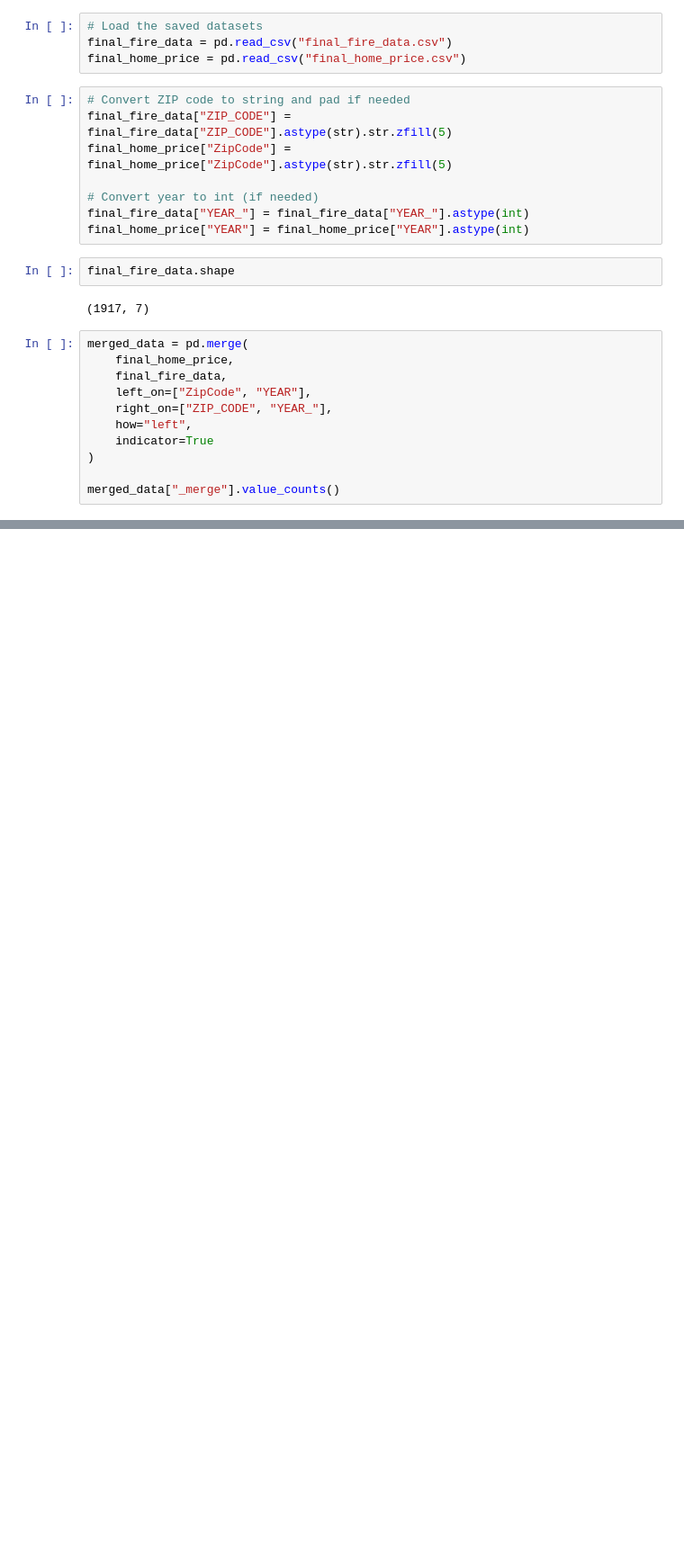
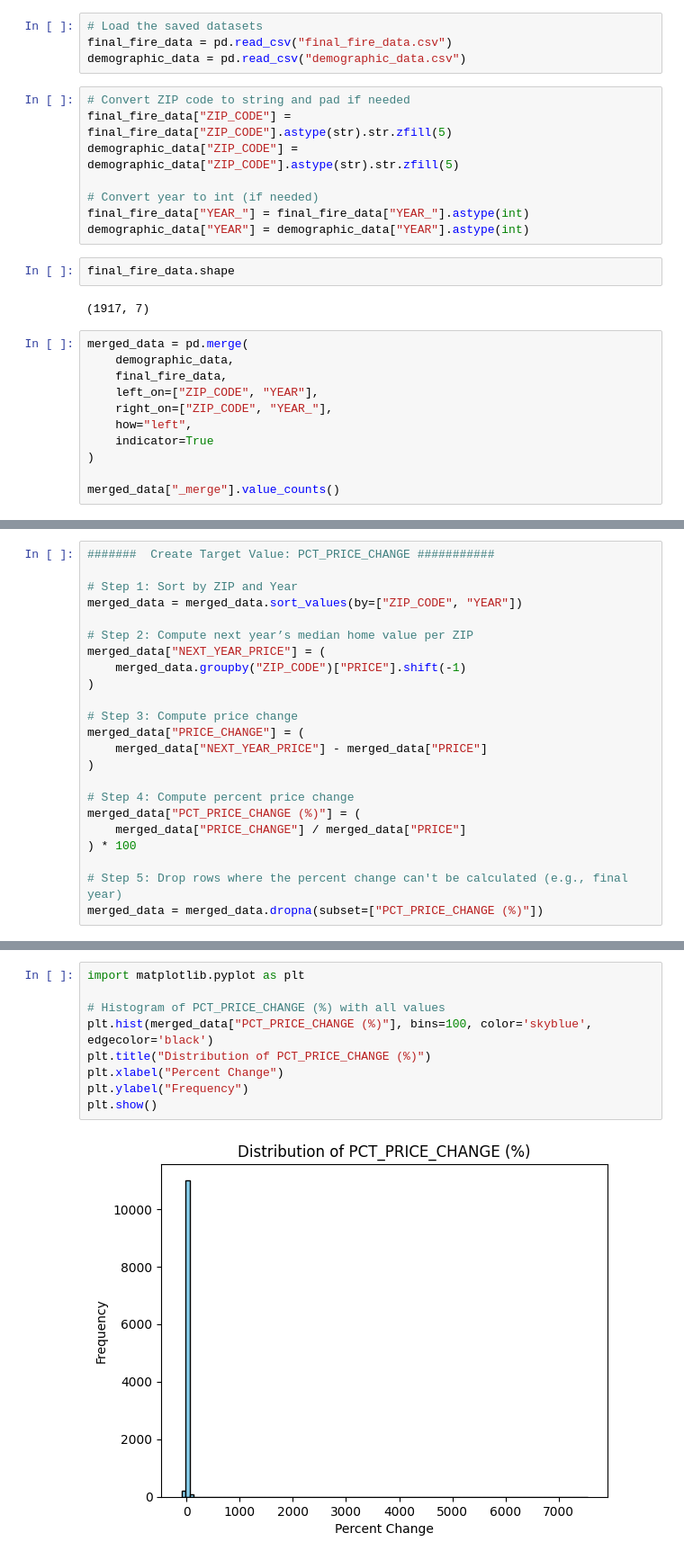
Before and after one commit to CynthiaShiyue/IDS705_MachineLearning_Project, a Jupyter notebook: 10_Data_Clean/30_final_xgboost_data.ipynb, the cells around one changed output, grey strips where cells are left out. Shown at 90% size. Cells and saved outputs as stored; diff of their text form; blank space fills up the shorter version.

```diff
--- a/10_Data_Clean/30_final_xgboost_data.ipynb
+++ b/10_Data_Clean/30_final_xgboost_data.ipynb
@@ -3,24 +3,24 @@ import pandas as pd
 # %%
 # Load the saved datasets
 final_fire_data = pd.read_csv("final_fire_data.csv")
-final_home_price = pd.read_csv("final_home_price.csv")
+demographic_data = pd.read_csv("demographic_data.csv")
 # %%
 # Convert ZIP code to string and pad if needed
 final_fire_data["ZIP_CODE"] = final_fire_data["ZIP_CODE"].astype(str).str.zfill(5)
-final_home_price["ZipCode"] = final_home_price["ZipCode"].astype(str).str.zfill(5)
+demographic_data["ZIP_CODE"] = demographic_data["ZIP_CODE"].astype(str).str.zfill(5)
 
 # Convert year to int (if needed)
 final_fire_data["YEAR_"] = final_fire_data["YEAR_"].astype(int)
-final_home_price["YEAR"] = final_home_price["YEAR"].astype(int)
+demographic_data["YEAR"] = demographic_data["YEAR"].astype(int)
 # %%
 final_fire_data.shape
 # %% [output]
 (1917, 7)
 # %%
 merged_data = pd.merge(
-    final_home_price,
+    demographic_data,
     final_fire_data,
-    left_on=["ZipCode", "YEAR"],
+    left_on=["ZIP_CODE", "YEAR"],
     right_on=["ZIP_CODE", "YEAR_"],
     how="left",
     indicator=True
@@ -79,0 +69,23 @@ merged_data.head()
+# %%
+#######  Create Target Value: PCT_PRICE_CHANGE ###########
+
+# Step 1: Sort by ZIP and Year
+merged_data = merged_data.sort_values(by=["ZIP_CODE", "YEAR"])
+
+# Step 2: Compute next year’s median home value per ZIP
+merged_data["NEXT_YEAR_PRICE"] = (
+    merged_data.groupby("ZIP_CODE")["PRICE"].shift(-1)
+)
+
+# Step 3: Compute price change
+merged_data["PRICE_CHANGE"] = (
+    merged_data["NEXT_YEAR_PRICE"] - merged_data["PRICE"]
+)
+
+# Step 4: Compute percent price change
+merged_data["PCT_PRICE_CHANGE (%)"] = (
+    merged_data["PRICE_CHANGE"] / merged_data["PRICE"]
+) * 100
+
+# Step 5: Drop rows where the percent change can't be calculated (e.g., final year)
+merged_data = merged_data.dropna(subset=["PCT_PRICE_CHANGE (%)"])
@@ -79,0 +101,11 @@ merged_data.head()
+# %%
+import matplotlib.pyplot as plt
+
+# Histogram of PCT_PRICE_CHANGE (%) with all values
+plt.hist(merged_data["PCT_PRICE_CHANGE (%)"], bins=100, color='skyblue', edgecolor='black')
+plt.title("Distribution of PCT_PRICE_CHANGE (%)")
+plt.xlabel("Percent Change")
+plt.ylabel("Frequency")
+plt.show()
+# %% [output]
+[figure, added]
```
Also changed, not shown: parts of 18 cells of this notebook, 13 other files.
